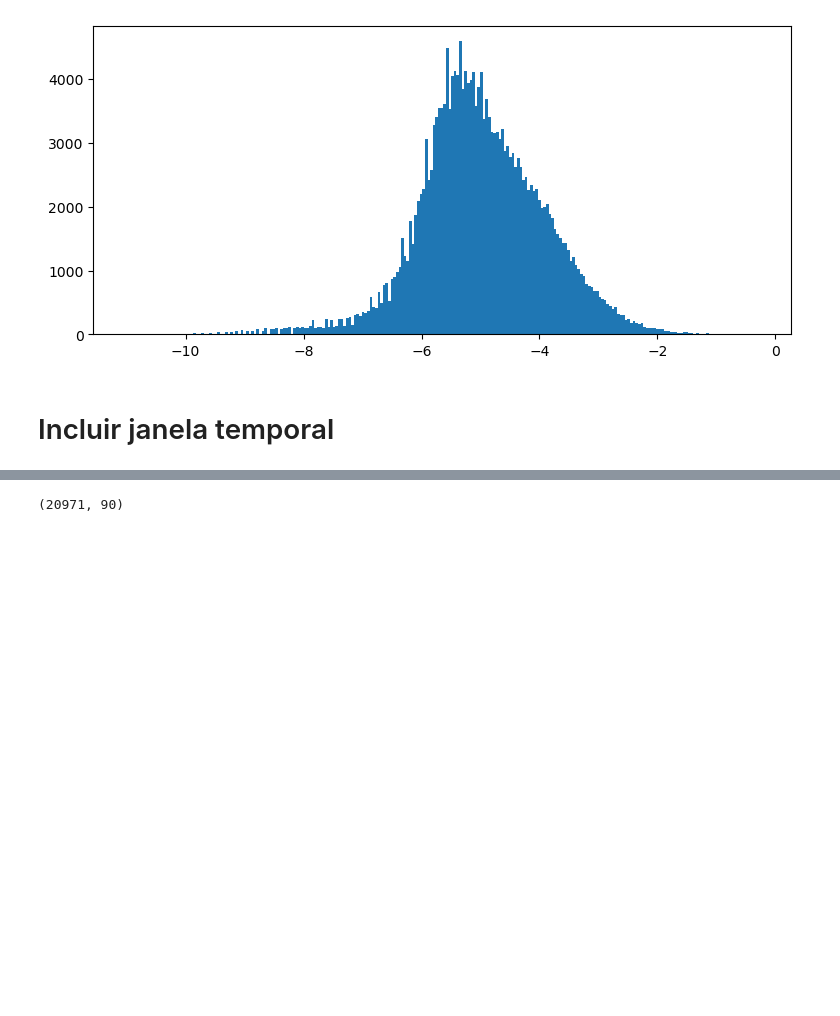
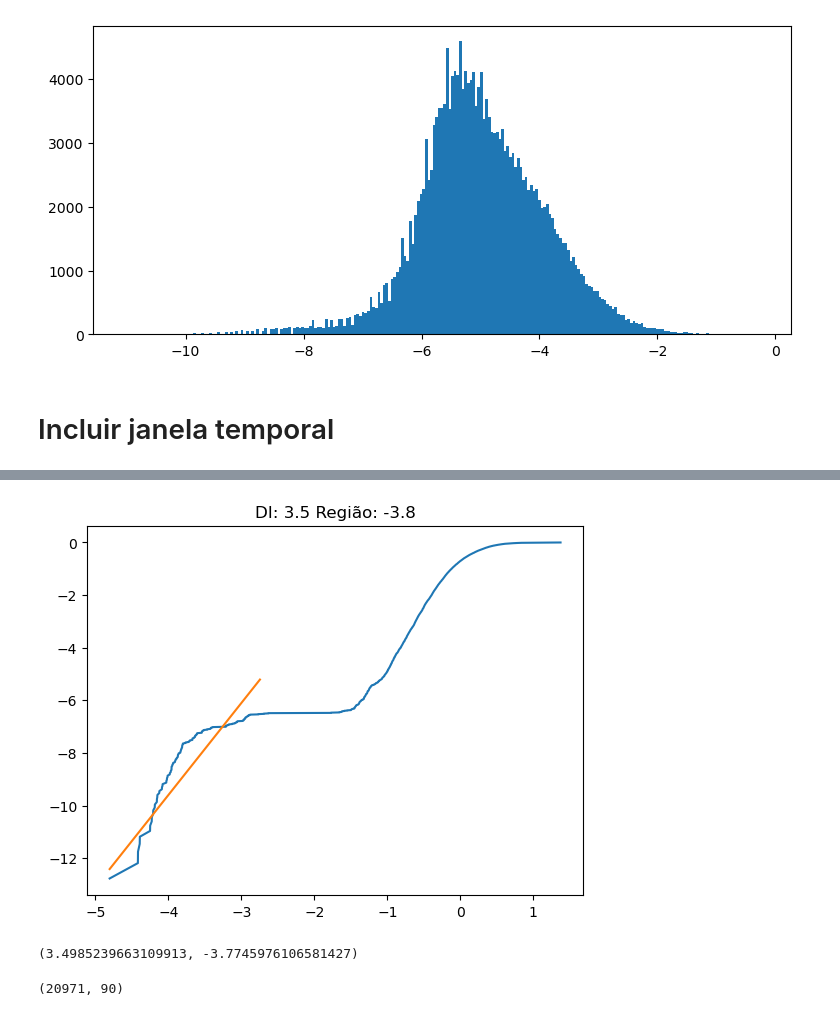
Before and after one commit to damidoriad/preditor-autoencoder, a Jupyter notebook: analise-DI-tempo.ipynb, the cells around one changed output, grey strips where cells are left out. Cells and saved outputs as stored; diff of their text form; code cells hidden in the pictures; blank space fills up the shorter version.

```diff
--- a/analise-DI-tempo.ipynb
+++ b/analise-DI-tempo.ipynb
@@ -247,3 +279,8 @@ aux = plt.hist(ex, bins='auto')
+# %%
+getDI2(ex, ey, printFLag=True, resaFlag=True)
+# %% [output]
+[figure, added]
+(3.4985239663109913, -3.7745976106581427)
 # %%
 nu = 0
 Na = 21000
```
Also changed, not shown: parts of 23 cells of this notebook.
